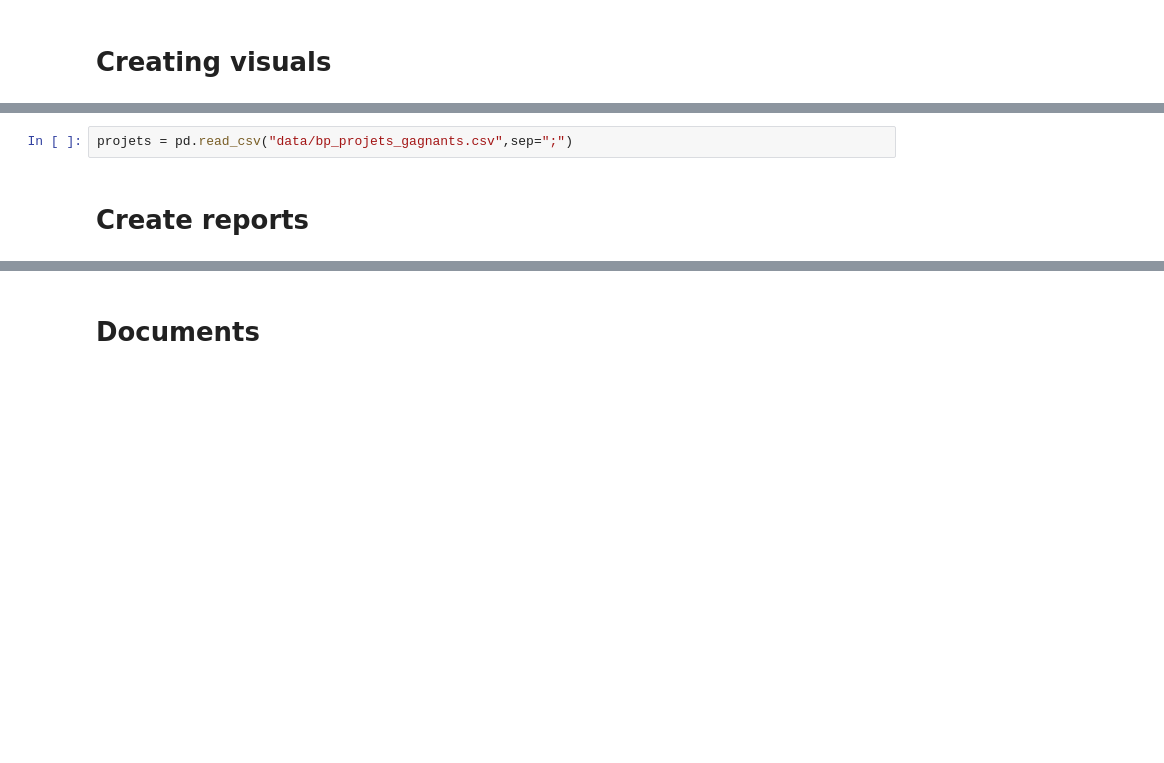
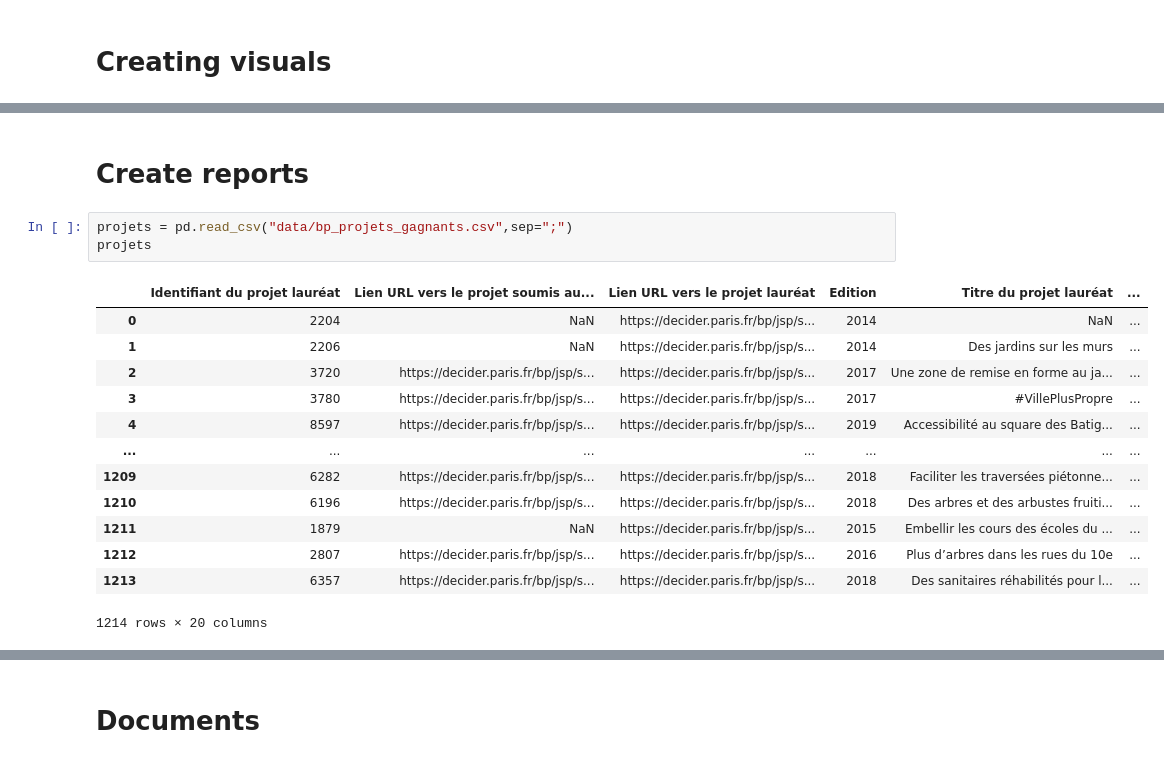
Before and after one commit to kelu124/PBP_37101, a Jupyter notebook: 0.FullRun.ipynb, the cells around one changed output, grey strips where cells are left out. Cells and saved outputs as stored; diff of their text form; blank space fills up the shorter version.

```diff
--- a/0.FullRun.ipynb
+++ b/0.FullRun.ipynb
@@ -94,6 +104,21 @@ plt.savefig("doc/WIP/Paris.svg", bbox_inches='tight')
-# %%
-projets = pd.read_csv("data/bp_projets_gagnants.csv",sep=";")
 # %% [markdown]
 # Create reports
+# %%
+projets = pd.read_csv("data/bp_projets_gagnants.csv",sep=";")
+projets
+# %% [output]
+|  | Identifiant du projet lauréat | Lien URL vers le projet soumis au... | Lien URL vers le projet lauréat | Edition | Titre du projet lauréat | ... |
+| 0 | 2204 | NaN | https://decider.paris.fr/bp/jsp/s... | 2014 | NaN | ... |
+| 1 | 2206 | NaN | https://decider.paris.fr/bp/jsp/s... | 2014 | Des jardins sur les murs | ... |
+| 2 | 3720 | https://decider.paris.fr/bp/jsp/s... | https://decider.paris.fr/bp/jsp/s... | 2017 | Une zone de remise en forme au ja... | ... |
+| 3 | 3780 | https://decider.paris.fr/bp/jsp/s... | https://decider.paris.fr/bp/jsp/s... | 2017 | #VillePlusPropre | ... |
+| 4 | 8597 | https://decider.paris.fr/bp/jsp/s... | https://decider.paris.fr/bp/jsp/s... | 2019 | Accessibilité au square des Batig... | ... |
+| ... | ... | ... | ... | ... | ... | ... |
+| 1209 | 6282 | https://decider.paris.fr/bp/jsp/s... | https://decider.paris.fr/bp/jsp/s... | 2018 | Faciliter les traversées piétonne... | ... |
+| 1210 | 6196 | https://decider.paris.fr/bp/jsp/s... | https://decider.paris.fr/bp/jsp/s... | 2018 | Des arbres et des arbustes fruiti... | ... |
+| 1211 | 1879 | NaN | https://decider.paris.fr/bp/jsp/s... | 2015 | Embellir les cours des écoles du ... | ... |
+| 1212 | 2807 | https://decider.paris.fr/bp/jsp/s... | https://decider.paris.fr/bp/jsp/s... | 2016 | Plus d’arbres dans les rues du 10e | ... |
+| 1213 | 6357 | https://decider.paris.fr/bp/jsp/s... | https://decider.paris.fr/bp/jsp/s... | 2018 | Des sanitaires réhabilités pour l... | ... |
+1214 rows × 20 columns
 # %%
 df = pd.read_parquet("data/xls/db.parquet.gzip")
```
Also changed, not shown: parts of 27 cells of this notebook, 4 other files.
